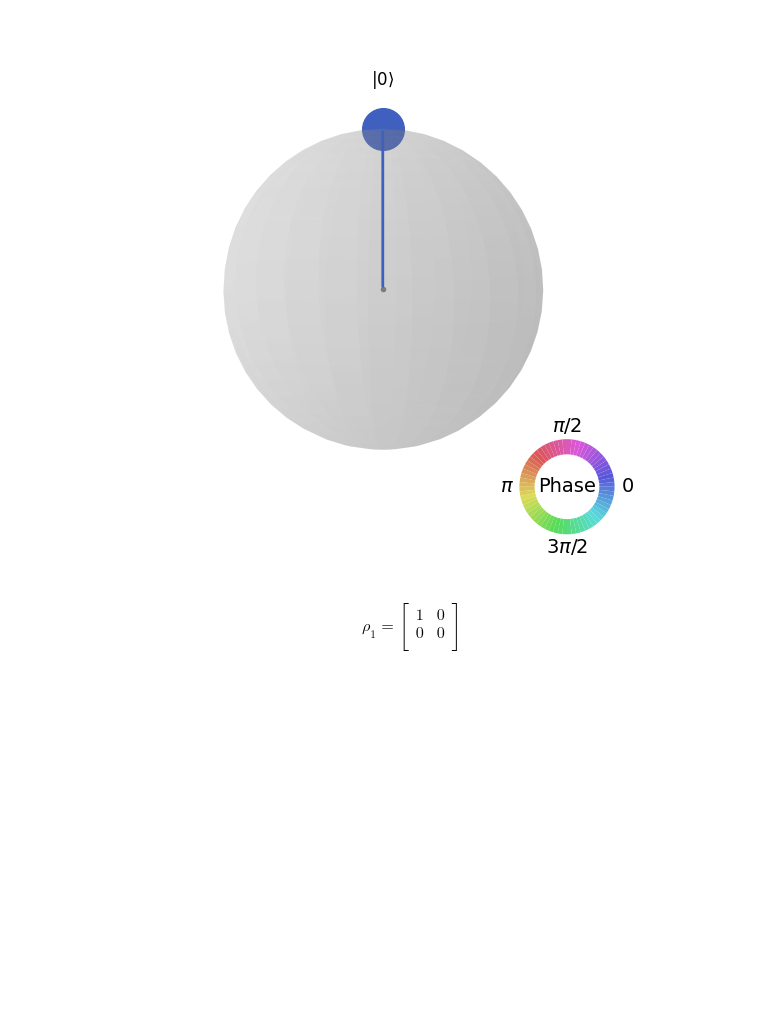
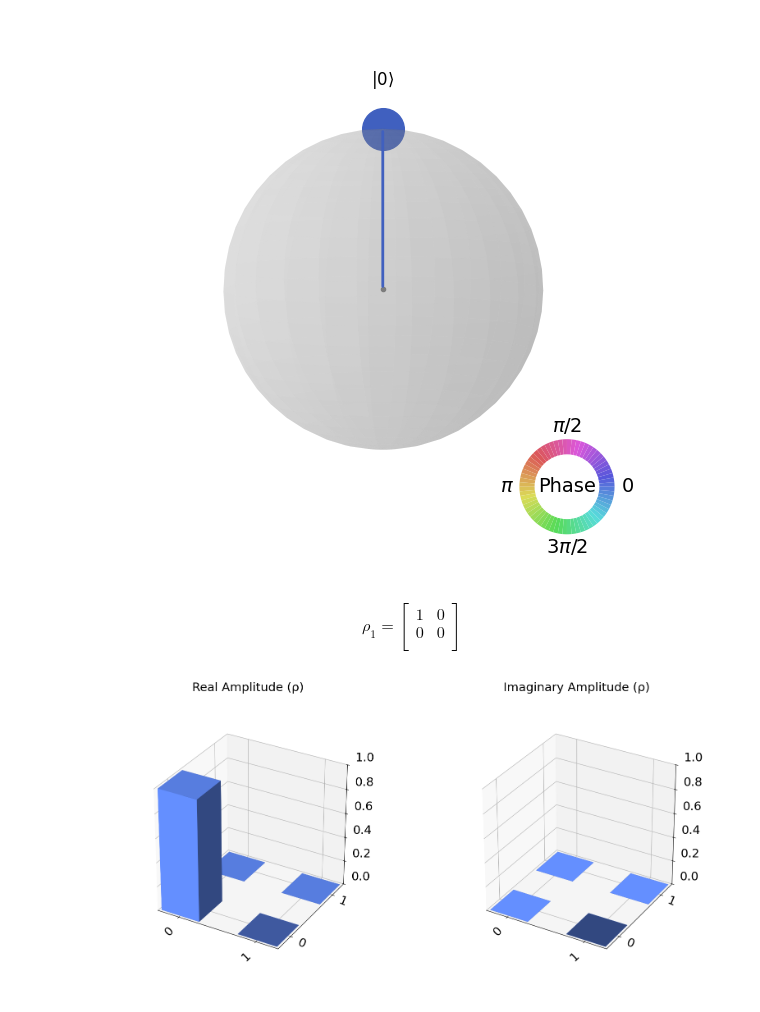
Before and after one commit to A-Hashemiann/Quantum_Information_Computation, a Jupyter notebook: Quantum_Computing/Pauli_Y.ipynb, the cells around one changed output. Cells and saved outputs as stored; diff of their text form; code cells hidden in the pictures; blank space fills up the shorter version.

```diff
--- a/Quantum_Computing/Pauli_Y.ipynb
+++ b/Quantum_Computing/Pauli_Y.ipynb
@@ -32,3 +32,8 @@ $$
  0 & 0  \\
  \end{bmatrix}
 $$
+# %%
+from qiskit.visualization import plot_state_city
+plot_state_city(qc)
+# %% [output]
+[figure, added]
```
Also changed, not shown: parts of 2 cells of this notebook.
